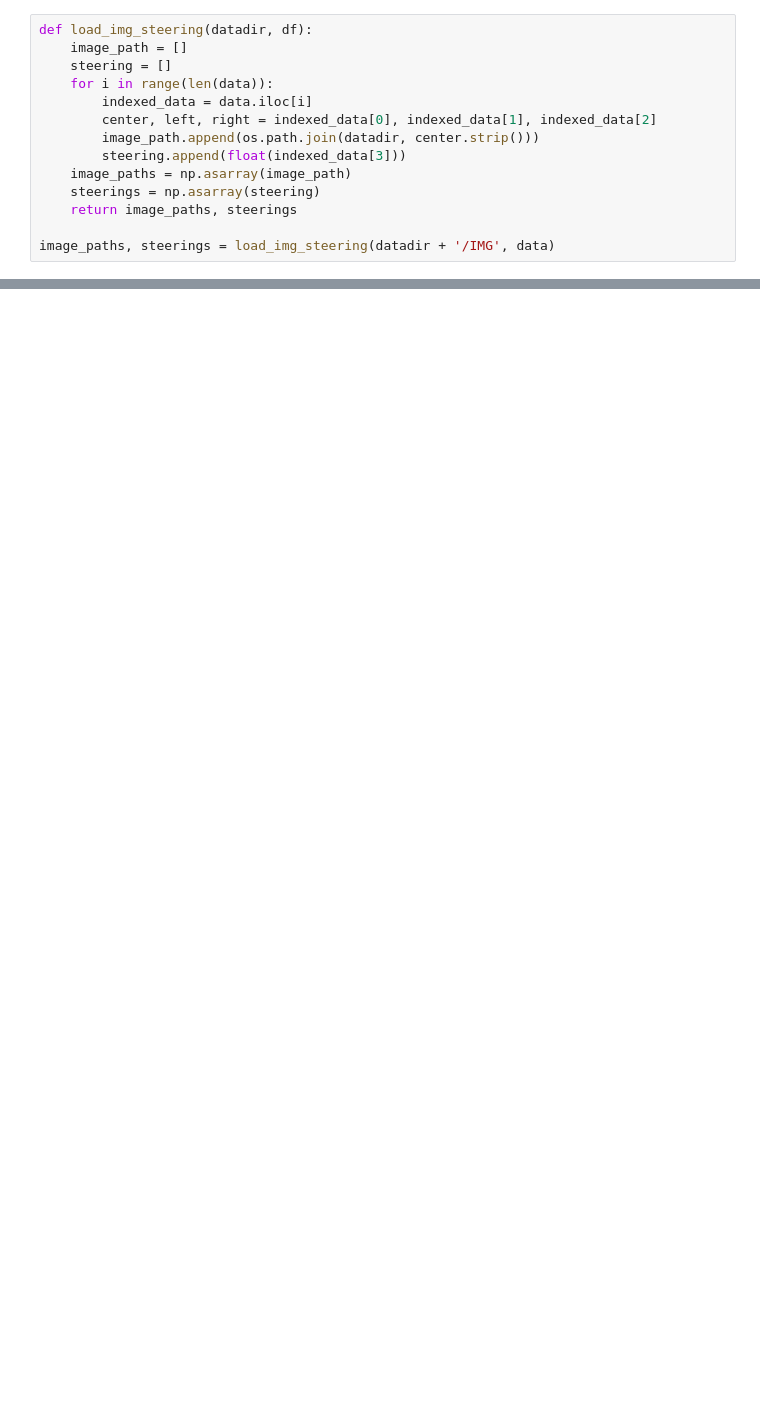
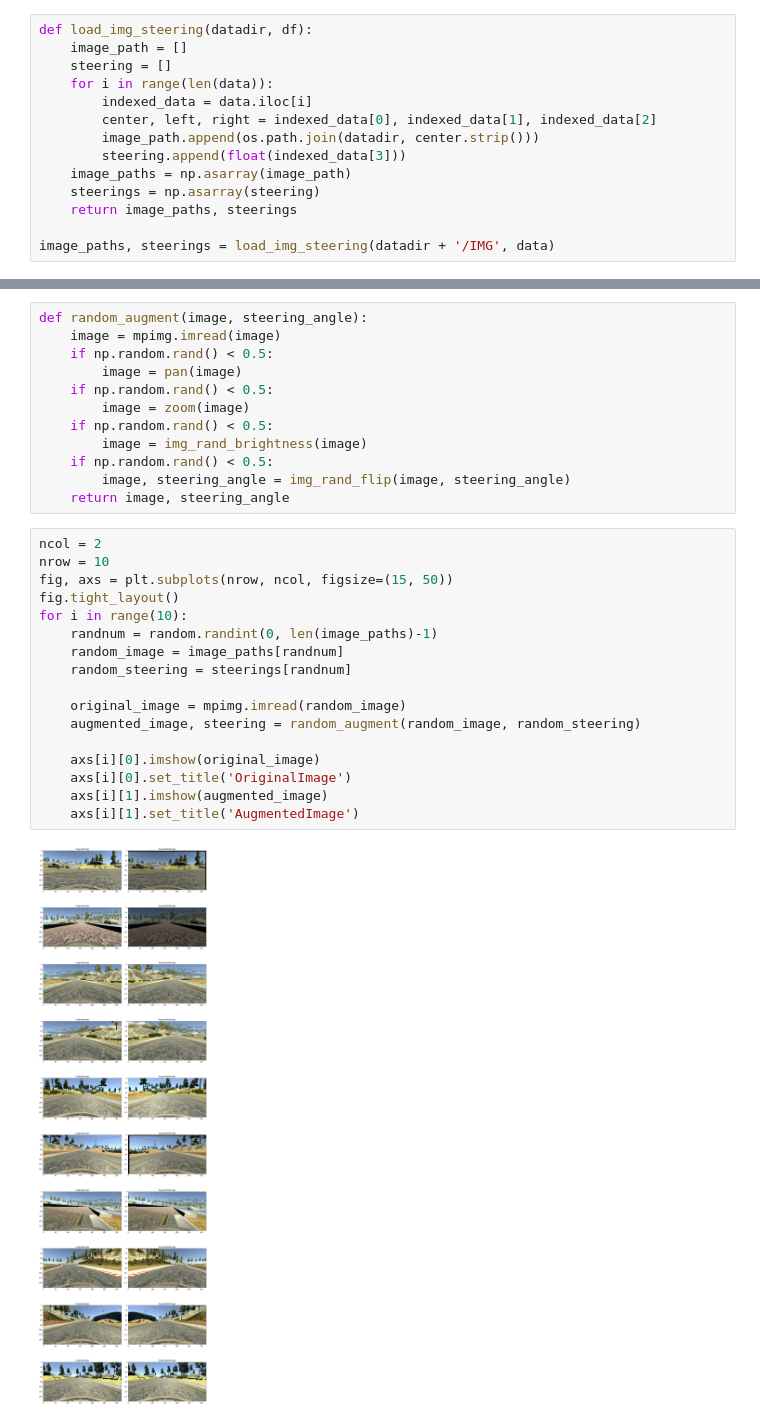
Before and after one commit to sgagankumar/GhostCar-Training, a Jupyter notebook: Behavioural_Cloning.ipynb, the cells around one changed output, grey strips where cells are left out. Drawn from its saved outputs; the diff is of its cells as text; blank space fills up the shorter version.

```diff
--- a/Behavioural_Cloning.ipynb
+++ b/Behavioural_Cloning.ipynb
@@ -117,0 +156,31 @@ Text(0.5, 1.0, 'Validation set')
+# %%
+def random_augment(image, steering_angle):
+    image = mpimg.imread(image)
+    if np.random.rand() < 0.5:
+        image = pan(image)
+    if np.random.rand() < 0.5:
+        image = zoom(image)
+    if np.random.rand() < 0.5:
+        image = img_rand_brightness(image)
+    if np.random.rand() < 0.5:
+        image, steering_angle = img_rand_flip(image, steering_angle)
+    return image, steering_angle
+# %%
+ncol = 2
+nrow = 10
+fig, axs = plt.subplots(nrow, ncol, figsize=(15, 50))
+fig.tight_layout()
+for i in range(10):
+    randnum = random.randint(0, len(image_paths)-1)
+    random_image = image_paths[randnum]
+    random_steering = steerings[randnum]
+
+    original_image = mpimg.imread(random_image)
+    augmented_image, steering = random_augment(random_image, random_steering)
+
+    axs[i][0].imshow(original_image)
+    axs[i][0].set_title('OriginalImage')
+    axs[i][1].imshow(augmented_image)
+    axs[i][1].set_title('AugmentedImage')
+# %% [output]
+[figure, added]
```
Also changed, not shown: parts of 22 cells of this notebook.
